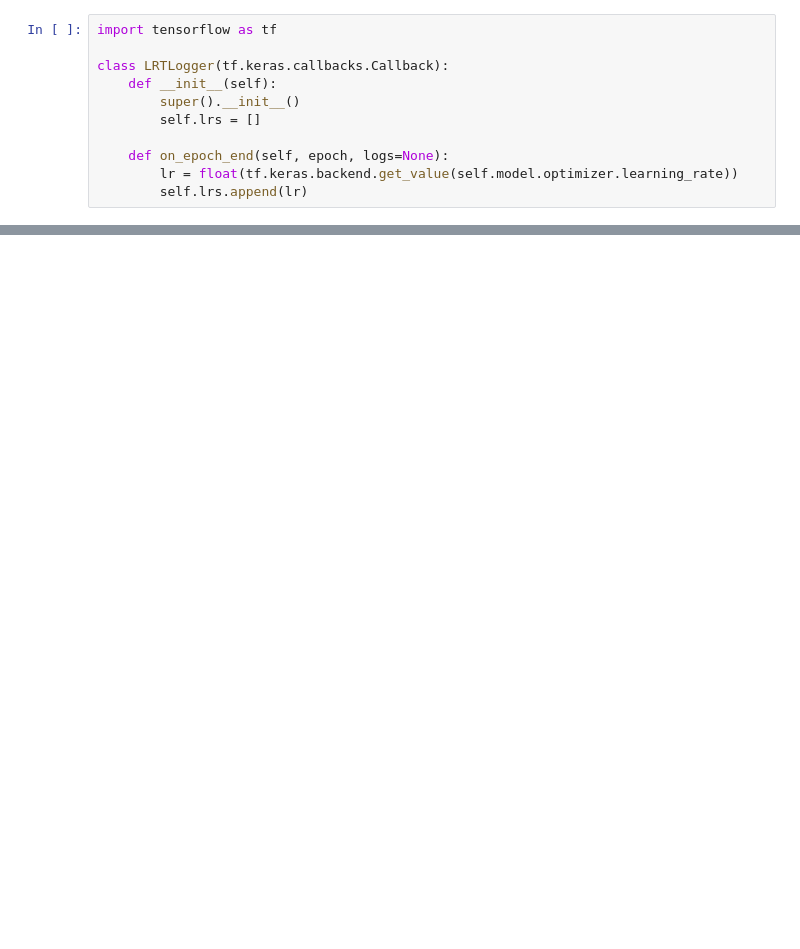
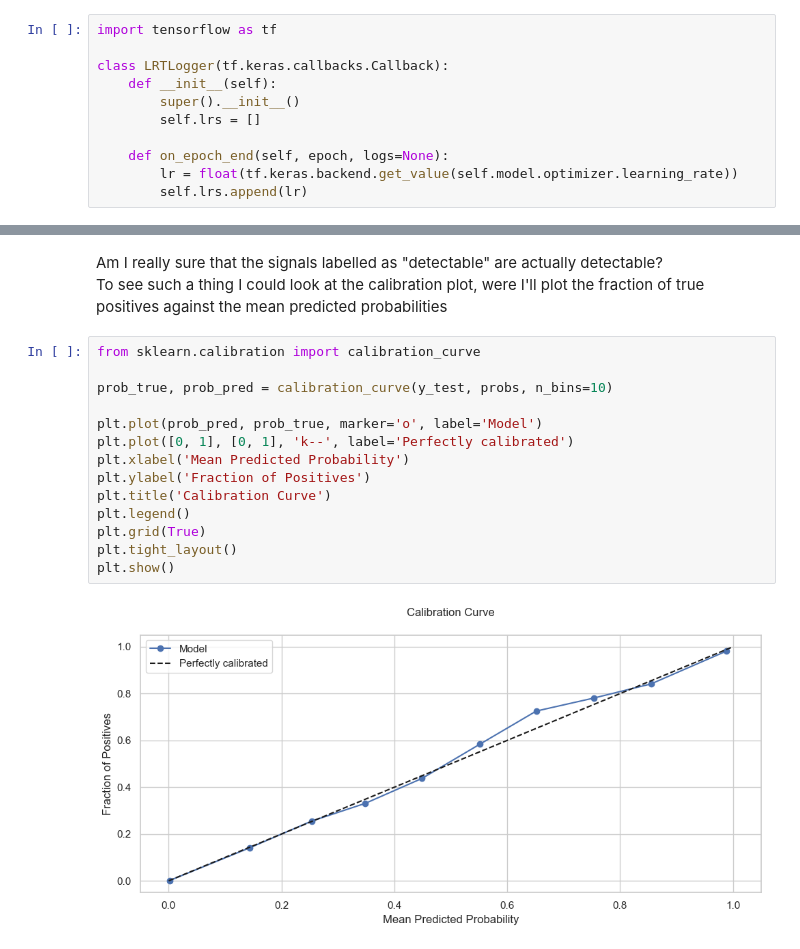
Before and after one commit to Richardforphys/AstroStatistics, a Jupyter notebook: Notebooks/Exam/LIGO/LIGO_NN.ipynb, the cells around one changed output, grey strips where cells are left out. Drawn from its saved outputs; the diff is of its cells as text; blank space fills up the shorter version.

```diff
--- a/Notebooks/Exam/LIGO/LIGO_NN.ipynb
+++ b/Notebooks/Exam/LIGO/LIGO_NN.ipynb
@@ -257,0 +284,19 @@ with open(r'C:\Users\ricca\Documents\Unimib-Code\AstroStatistics\Notebooks\Exam\
+# %% [markdown]
+Am I really sure that the signals labelled as "detectable" are actually detectable?\
+To see such a thing I could look at the calibration plot, were I'll plot the fraction of true positives against the mean predicted probabilities
+# %%
+from sklearn.calibration import calibration_curve
+
+prob_true, prob_pred = calibration_curve(y_test, probs, n_bins=10)
+
+plt.plot(prob_pred, prob_true, marker='o', label='Model')
+plt.plot([0, 1], [0, 1], 'k--', label='Perfectly calibrated')
+plt.xlabel('Mean Predicted Probability')
+plt.ylabel('Fraction of Positives')
+plt.title('Calibration Curve')
+plt.legend()
+plt.grid(True)
+plt.tight_layout()
+plt.show()
+# %% [output]
+[figure, added]
```
Also changed, not shown: parts of 46 cells of this notebook, 40 other files.
